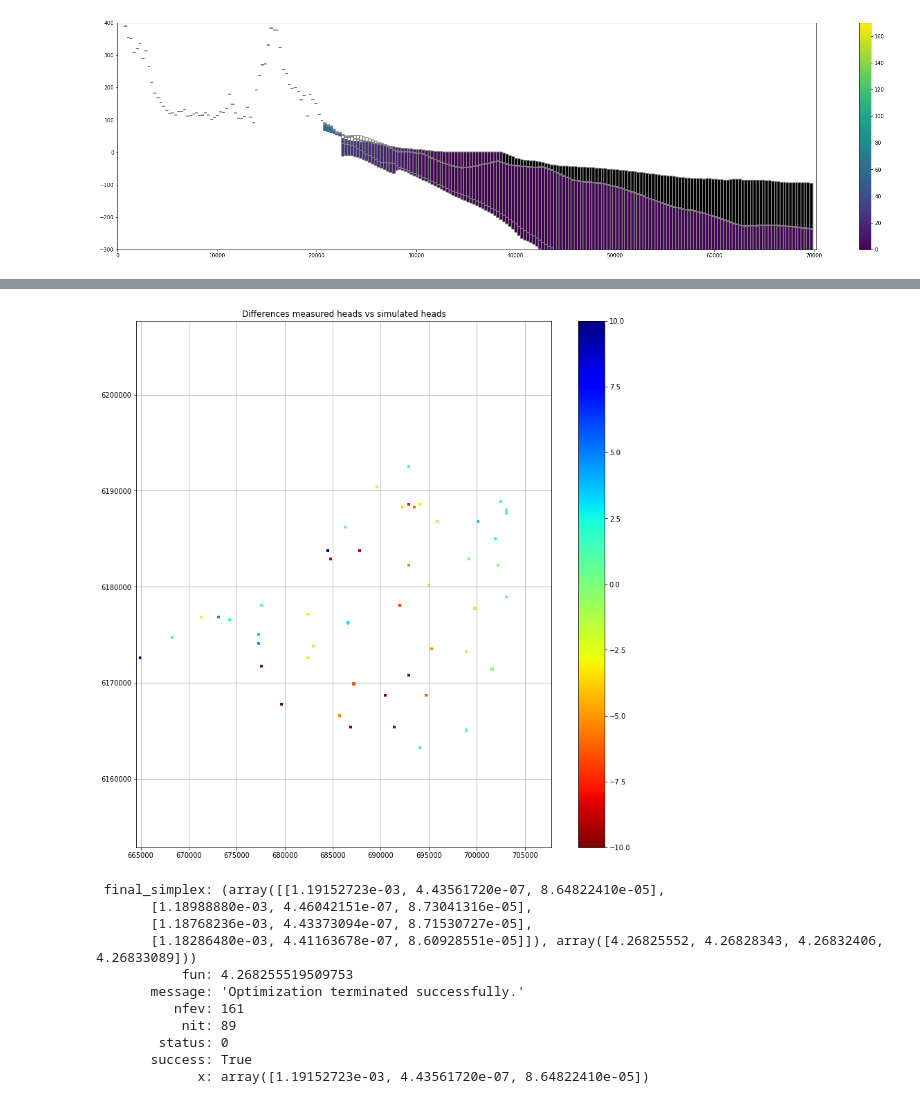
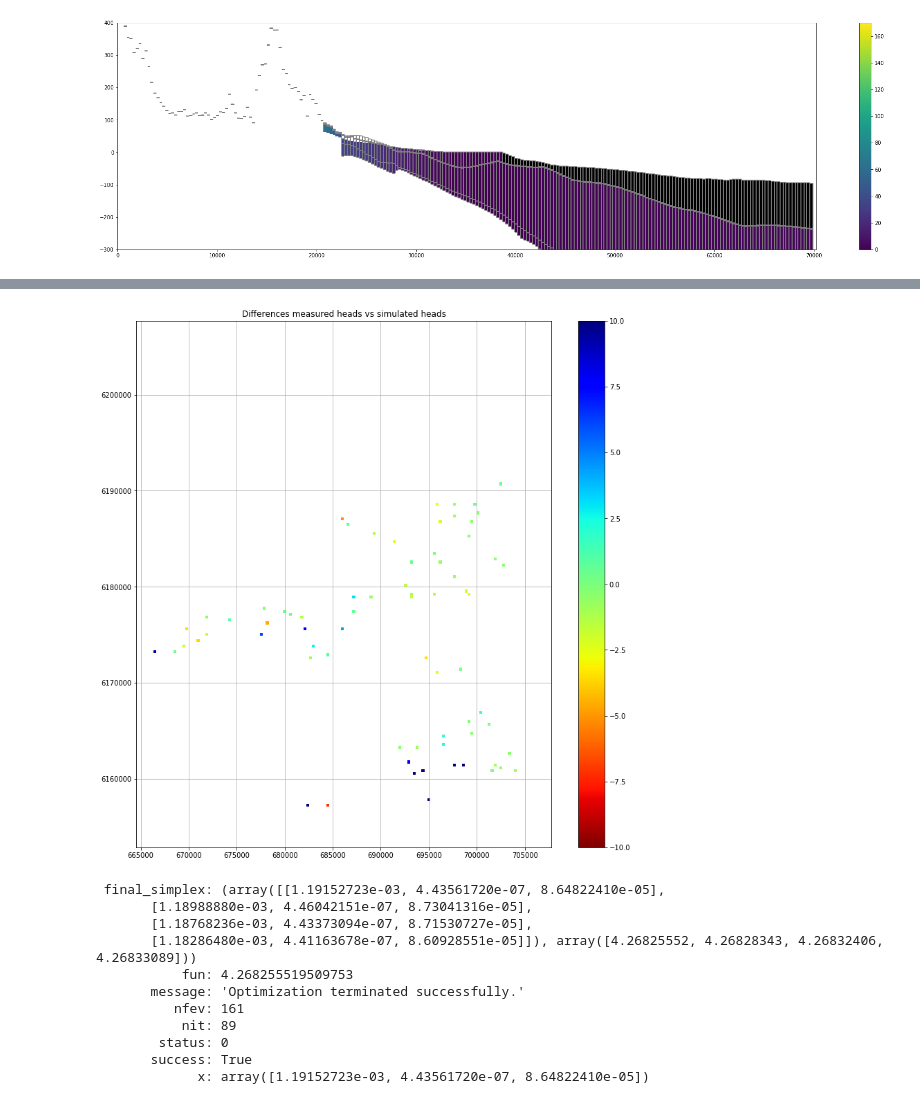
Before and after one commit to LudovicSchorpp/TM_Ludovic_Schorpp, a Jupyter notebook: codes_tests/Modeles3D/test_3D/test_3D.ipynb, the cells around one changed output, grey strips where cells are left out. Drawn from its saved outputs; the diff is of its cells as text; code cells hidden in the pictures.

```diff
--- a/codes_tests/Modeles3D/test_3D/test_3D.ipynb
+++ b/codes_tests/Modeles3D/test_3D/test_3D.ipynb
@@ -399,15 +392,15 @@ Misfit : 4.855304242407484 m
 # %%
 head[Control_pz==0]=None
 fig,ax=plt.subplots(figsize=(14,14))
-a=plt.imshow((Control_pz - head).reshape(nlay,nrow,ncol)[2],extent=[x0,x1,y0,y1],cmap="jet_r")
+a=plt.imshow((Control_pz - head).reshape(nlay,nrow,ncol)[0],extent=[x0,x1,y0,y1],cmap="jet_r")
 plt.title("Differences measured heads vs simulated heads")
 plt.xlim(x0,x1-2.7e4)
 plt.colorbar()
 plt.grid()
 ecart = 10
 a.set_clim(-ecart,ecart)
 # %% [output]
-[figure, old version]
+[figure, new version]
 # %%
 def Misfit(kh):
 
```
Also changed, not shown: parts of 12 cells of this notebook, 15 other files.
